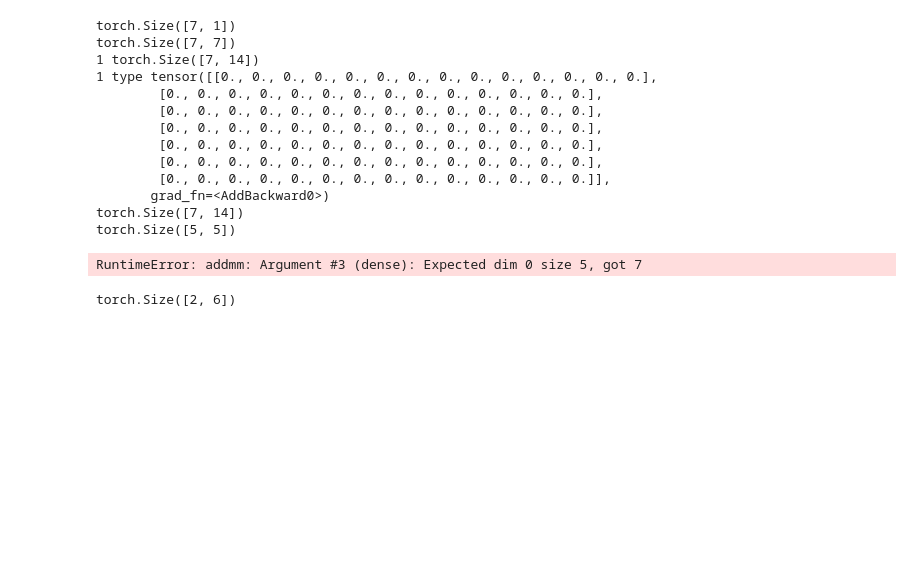
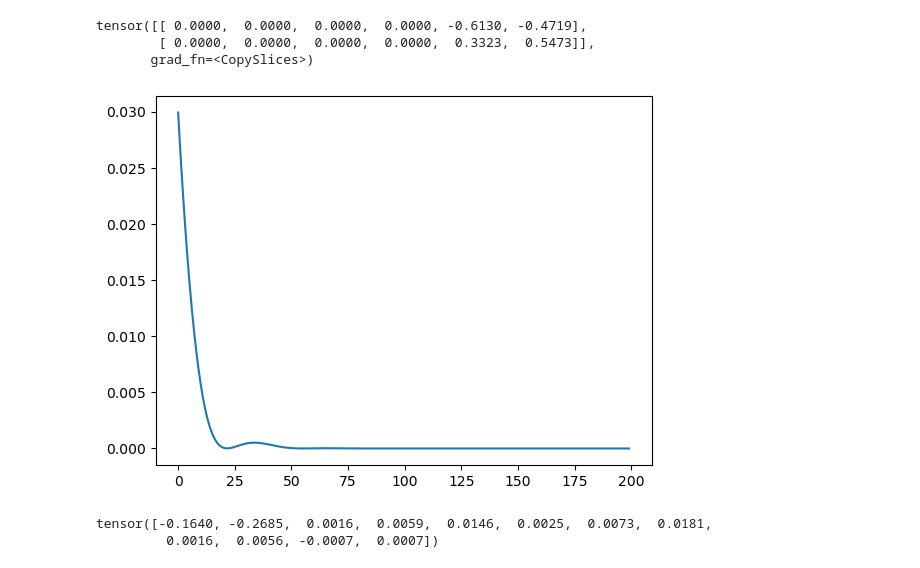
Before and after one commit to nathanieljevans/GSNN, a Jupyter notebook: _dev.ipynb, the cells around one changed output. Cells and saved outputs as stored; diff of their text form; code cells hidden in the pictures; blank space fills up the shorter version.

```diff
--- a/_dev.ipynb
+++ b/_dev.ipynb
@@ -206,21 +61,25 @@ tensor([1, 2, 3])
 # %%
-model(x[0, :].unsqueeze(-1))
+model(x.cpu())
 # %% [output]
-torch.Size([7, 1])
-torch.Size([7, 7])
-1 torch.Size([7, 14])
-1 type tensor([[0., 0., 0., 0., 0., 0., 0., 0., 0., 0., 0., 0., 0., 0.],
-        [0., 0., 0., 0., 0., 0., 0., 0., 0., 0., 0., 0., 0., 0.],
-        [0., 0., 0., 0., 0., 0., 0., 0., 0., 0., 0., 0., 0., 0.],
-        [0., 0., 0., 0., 0., 0., 0., 0., 0., 0., 0., 0., 0., 0.],
-        [0., 0., 0., 0., 0., 0., 0., 0., 0., 0., 0., 0., 0., 0.],
-        [0., 0., 0., 0., 0., 0., 0., 0., 0., 0., 0., 0., 0., 0.],
-        [0., 0., 0., 0., 0., 0., 0., 0., 0., 0., 0., 0., 0., 0.]],
-       grad_fn=<AddBackward0>)
-torch.Size([7, 14])
-torch.Size([5, 5])
+tensor([[ 0.0000,  0.0000,  0.0000,  0.0000, -0.6130, -0.4719],
+        [ 0.0000,  0.0000,  0.0000,  0.0000,  0.3323,  0.5473]],
+       grad_fn=<CopySlices>)
-RuntimeError: addmm: Argument #3 (dense): Expected dim 0 size 5, got 7
-# %%
-x.shape
-# %% [output]
-torch.Size([2, 6])
+# %%
+optim = torch.optim.Adam(model.parameters())
+# %%
+x = x.to('cuda')
+# %%
+losses = []
+for i in range(200):
+    optim.zero_grad()
+    out = model(x)
+    loss = (out**2).mean()
+    loss.backward()
+    optim.step()
+    losses.append(loss.item())
+
+plt.figure()
+plt.plot(losses)
+plt.show()
+# %% [output]
+[figure, added]
@@ -226,0 +91,5 @@ torch.Size([2, 6])
+# %%
+model.lin3.values.grad
+# %% [output]
+tensor([-0.1640, -0.2685,  0.0016,  0.0059,  0.0146,  0.0025,  0.0073,  0.0181,
+         0.0016,  0.0056, -0.0007,  0.0007])
```
Also changed, not shown: parts of 8 cells of this notebook, 8 other files.
